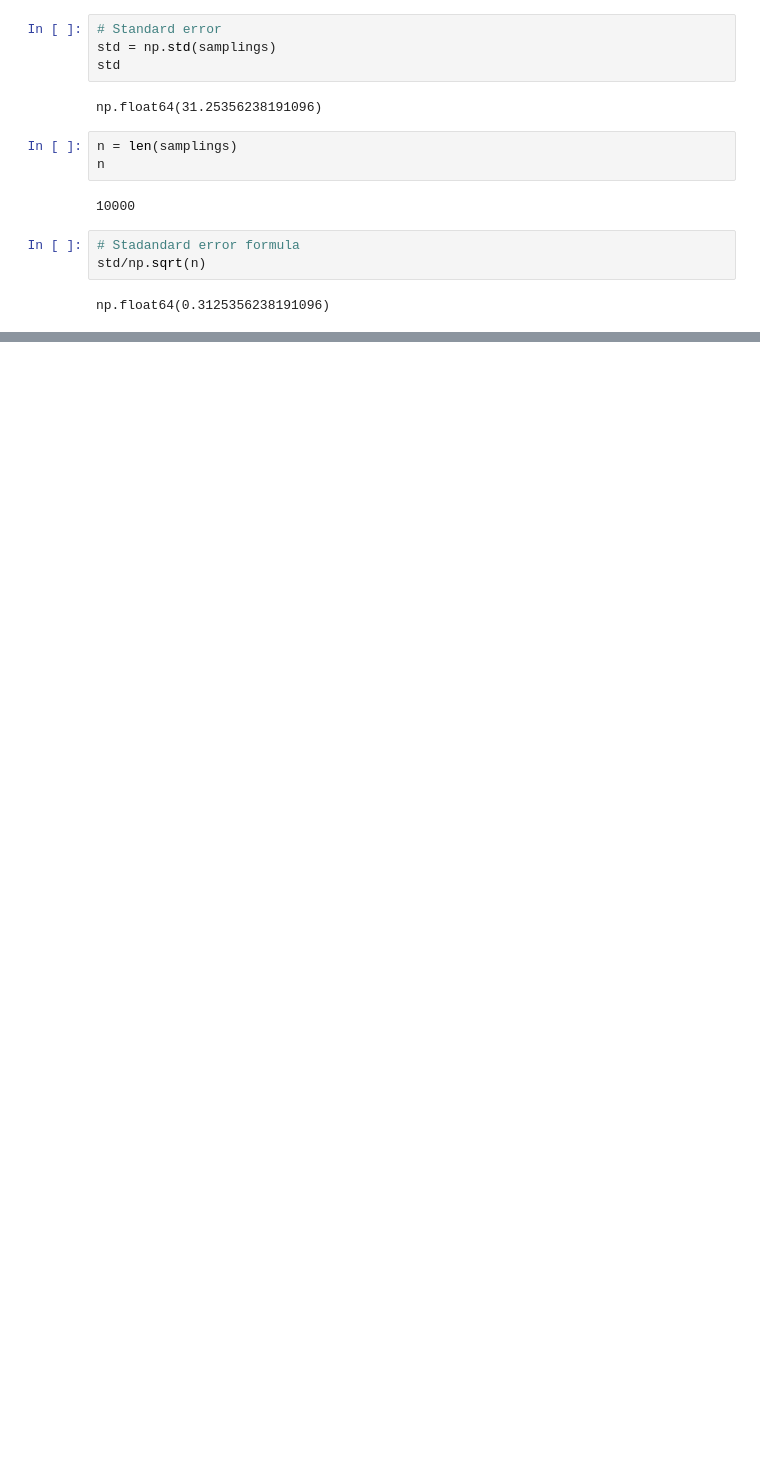
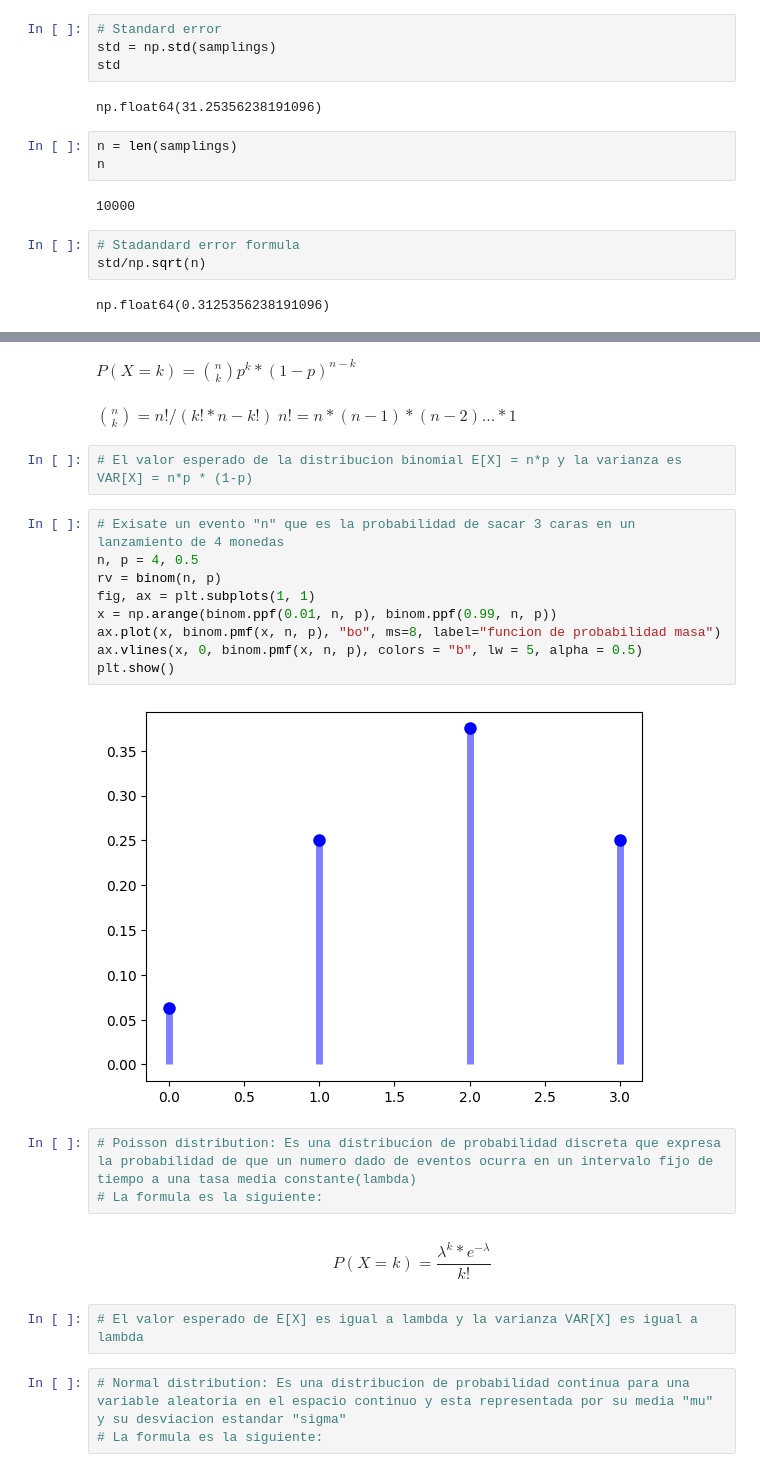
Before and after one commit to EstebanCordovaa/4geek_class, a Jupyter notebook: Notebooks/05_Random_Variables.ipynb, the cells around one changed output, grey strips where cells are left out. Saved outputs shown, nothing was run; the diff lists cells and outputs as text; blank space fills up the shorter version.

Commit message:
AGREGADO FORMULAS DE DISTRIBUCION

```diff
--- a/Notebooks/05_Random_Variables.ipynb
+++ b/Notebooks/05_Random_Variables.ipynb
@@ -89,0 +100,28 @@ np.float64(0.3125356238191096)
+# %% [markdown]
+$ P(X=k) = {n\choose k} p^k*(1-p)^{n-k} $
+# %% [markdown]
+$ {n\choose k} = n!/(k! * n-k!) $
+$ n! = n * (n-1)*(n-2)... * 1 $
+# %%
+# El valor esperado de la distribucion binomial E[X] = n*p y la varianza es VAR[X] = n*p * (1-p)
+# %%
+# Exisate un evento "n" que es la probabilidad de sacar 3 caras en un lanzamiento de 4 monedas
+n, p = 4, 0.5
+rv = binom(n, p)
+fig, ax = plt.subplots(1, 1)
+x = np.arange(binom.ppf(0.01, n, p), binom.ppf(0.99, n, p))
+ax.plot(x, binom.pmf(x, n, p), "bo", ms=8, label="funcion de probabilidad masa")
+ax.vlines(x, 0, binom.pmf(x, n, p), colors = "b", lw = 5, alpha = 0.5)
+plt.show()
+# %% [output]
+[figure, added]
+# %%
+# Poisson distribution: Es una distribucion de probabilidad discreta que expresa la probabilidad de que un numero dado de eventos ocurra en un intervalo fijo de tiempo a una tasa media constante(lambda)
+# La formula es la siguiente:
+# %% [markdown]
+$$ P(X=k) =\frac{ \lambda^k * e^{-\lambda} } {k!} $$
+# %%
+# El valor esperado de E[X] es igual a lambda y la varianza VAR[X] es igual a lambda
+# %%
+# Normal distribution: Es una distribucion de probabilidad continua para una variable aleatoria en el espacio continuo y esta representada por su media "mu" y su desviacion estandar "sigma"
+# La formula es la siguiente:
```
Also changed, not shown: parts of 5 cells of this notebook.
